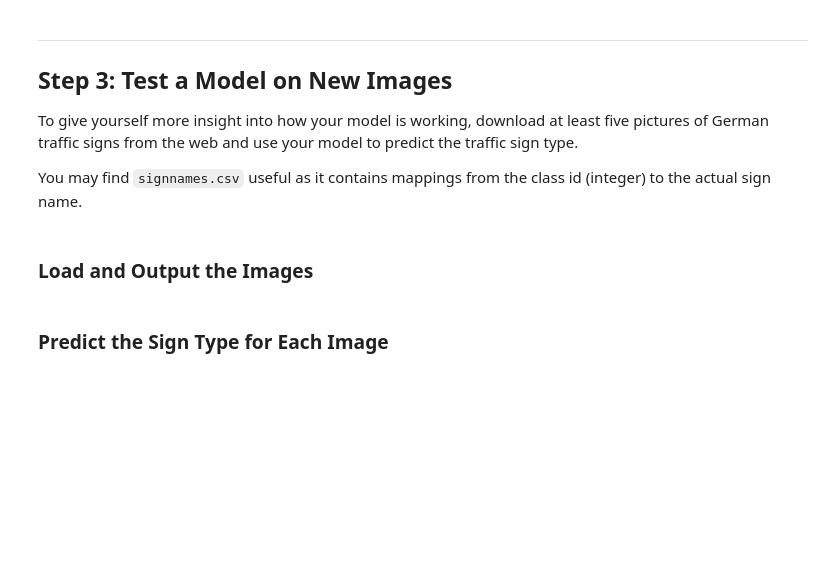
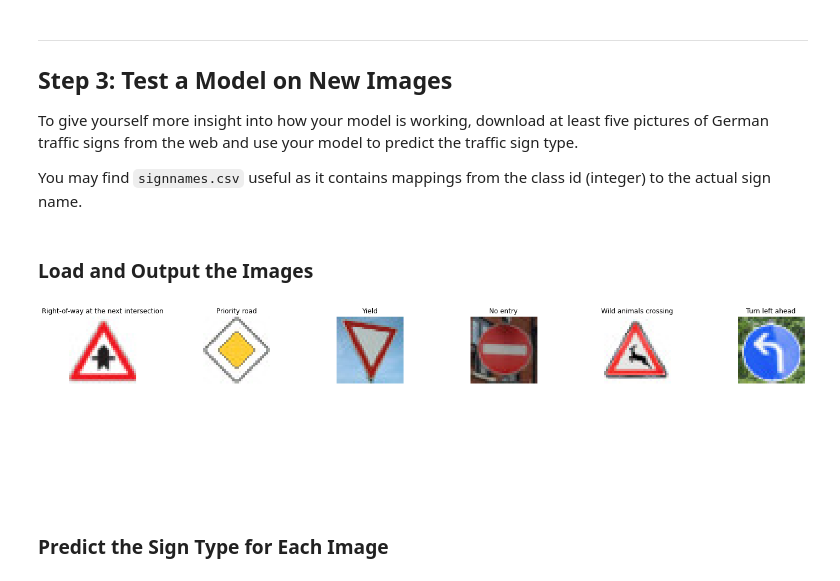
Before and after one commit to 28licaris/CarND-Traffic-Sign-Classifier, a Jupyter notebook: Traffic_Sign_Classifier.ipynb, the cells around one changed output. Saved outputs shown, nothing was run; the diff lists cells and outputs as text; code cells hidden in the pictures; blank space fills up the shorter version.

Commit message:
finished Traffic Sign Recognition Project

```diff
--- a/Traffic_Sign_Classifier.ipynb
+++ b/Traffic_Sign_Classifier.ipynb
@@ -1014,2 +1013,53 @@ You may find `signnames.csv` useful as it contains mappings from the class id (i
+# %%
+import cv2
+import glob
+import numpy as np
+import pandas as pd
+import matplotlib.pyplot as plt
+import matplotlib.image as mpimg
+
+def show_images(images, labels):
+    cols = 6
+    rows = int(len(images)/cols)+1
+    fig, axs = plt.subplots(rows, cols, figsize=(24,6))
+    fig.subplots_adjust(hspace=0.2, wspace=1)
+    axs = axs.ravel()
+
+    for i in range(cols * rows):
+        axs[i].axis('off')
+        if i < len(images):
+            img = images[i]
+            axs[i].axis('off')
+            axs[i].imshow(img)
+            axs[i].set_title(sign_id_df['SignName'][sign_id_df['ClassId'] == int(labels[i])].iloc[0])
+
+# Read in csv vile to match up description with image id
+sign_id_df = pd.read_csv("./signnames.csv")
+
+
+new_signs_path = './test_examples/'
+
+x_test = []
+y_test = []
+
+for img in glob.glob(new_signs_path + '*.jpg'):
+    image = np.array(mpimg.imread(img))
+
+    # Get label for image
+    label = img[len(new_signs_path):][:2]
+
+    # Add image and label to list
+    x_test.append(image)
+    y_test.append(label)
+
+show_images(x_test, y_test)
+
+# Convert list to np array
+x_test = np.array(x_test)
+y_test = np.array(y_test)
+# Preprocess the images
+x_test_pp = preprocess(x_test)
+# %% [output]
+[figure, added]
 # %% [markdown]
 ### Predict the Sign Type for Each Image
```
Also changed, not shown: parts of 16 cells of this notebook, 6 other files.
